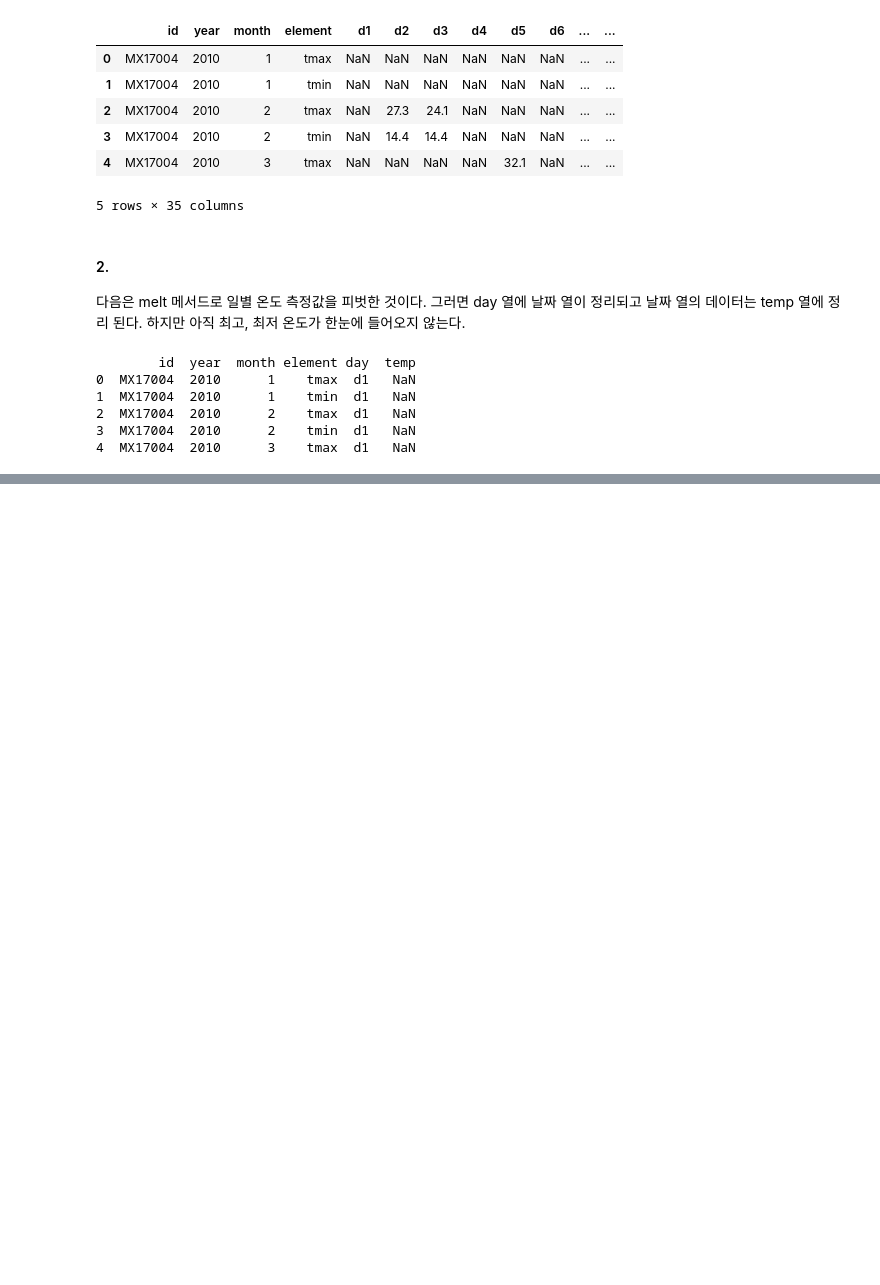
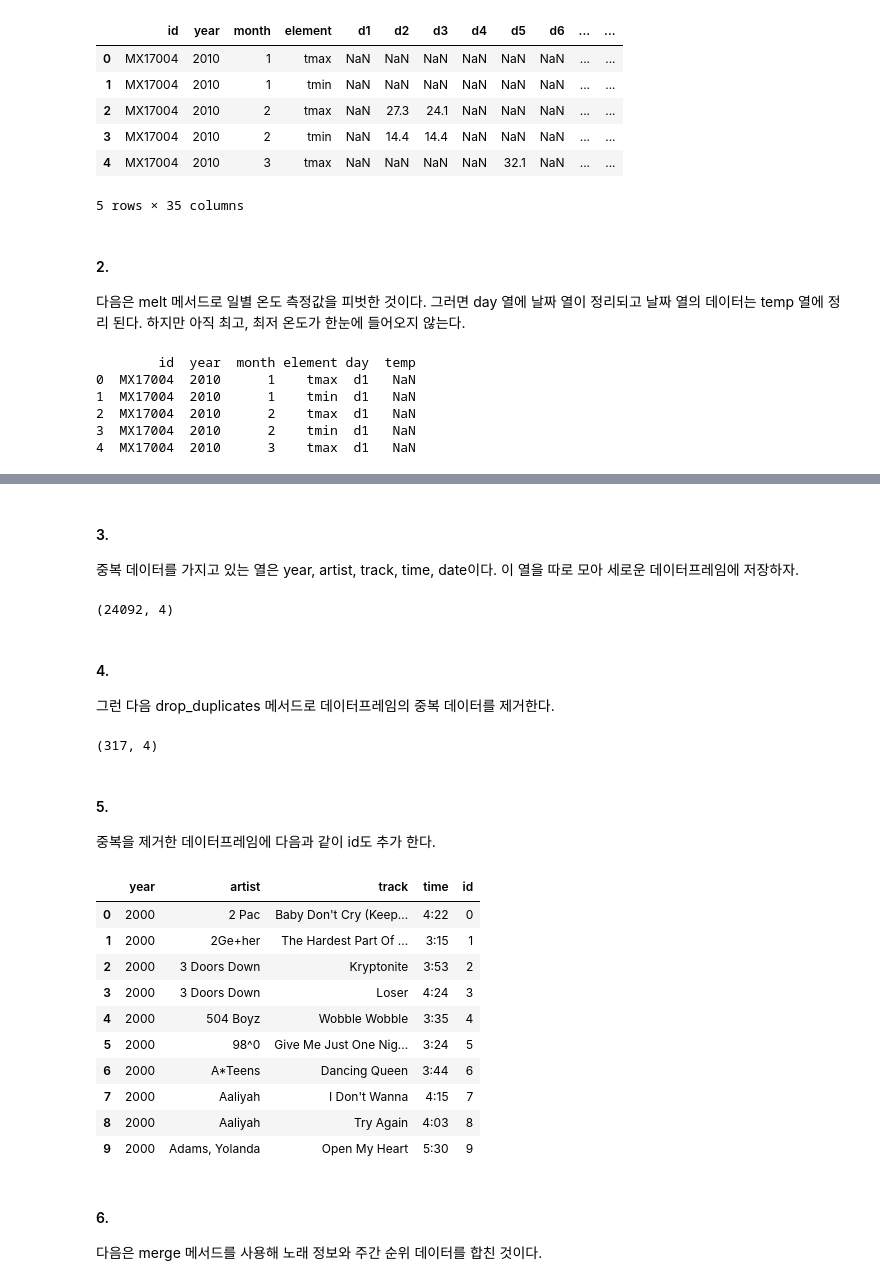
Before and after one commit to Unfinishedgod/doit_pandas_study, a Jupyter notebook: Chapter 7.ipynb, the cells around one changed output, grey strips where cells are left out. Saved outputs shown, nothing was run; the diff lists cells and outputs as text; code cells hidden in the pictures; blank space fills up the shorter version.

```diff
--- a/Chapter 7.ipynb
+++ b/Chapter 7.ipynb
@@ -308,0 +392,38 @@ print(weater_melt.head())
+# %% [markdown]
+#### 3.
+중복 데이터를 가지고 있는 열은 year, artist, track, time, date이다. 이 열을 따로 모아 세로운 데이터프레임에 저장하자.
+# %%
+billboard_songs = billboard_long[['year', 'artist', 'track', 'time']]
+
+billboard_songs.shape
+# %% [output]
+(24092, 4)
+# %% [markdown]
+#### 4.
+그런 다음 drop_duplicates 메서드로 데이터프레임의 중복 데이터를 제거한다.
+# %%
+billboard_songs = billboard_song.drop_duplicates()
+billboard_songs.shape
+# %% [output]
+(317, 4)
+# %% [markdown]
+#### 5.
+중복을 제거한 데이터프레임에 다음과 같이 id도 추가 한다.
+# %%
+billboard_songs['id'] = range(len(billboard_songs))
+billboard_songs.head(n=10)
+# %% [output]
+|  | year | artist | track | time | id |
+| 0 | 2000 | 2 Pac | Baby Don't Cry (Keep... | 4:22 | 0 |
+| 1 | 2000 | 2Ge+her | The Hardest Part Of ... | 3:15 | 1 |
+| 2 | 2000 | 3 Doors Down | Kryptonite | 3:53 | 2 |
+| 3 | 2000 | 3 Doors Down | Loser | 4:24 | 3 |
+| 4 | 2000 | 504 Boyz | Wobble Wobble | 3:35 | 4 |
+| 5 | 2000 | 98^0 | Give Me Just One Nig... | 3:24 | 5 |
+| 6 | 2000 | A*Teens | Dancing Queen | 3:44 | 6 |
+| 7 | 2000 | Aaliyah | I Don't Wanna | 4:15 | 7 |
+| 8 | 2000 | Aaliyah | Try Again | 4:03 | 8 |
+| 9 | 2000 | Adams, Yolanda | Open My Heart | 5:30 | 9 |
+# %% [markdown]
+#### 6.
+다음은 merge 메서드를 사용해 노래 정보와 주간 순위 데이터를 합친 것이다.
```
Also changed, not shown: parts of 25 cells of this notebook.
